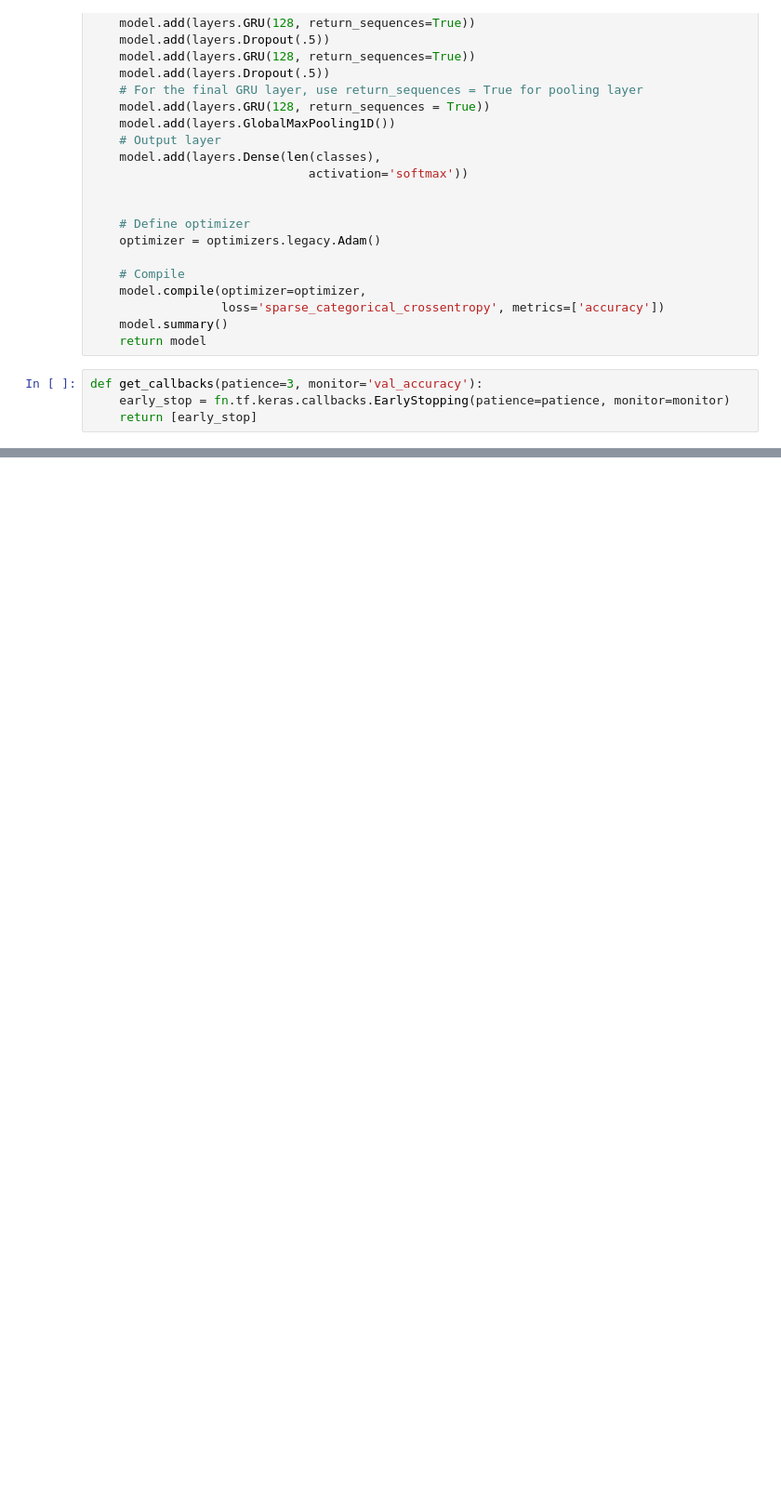
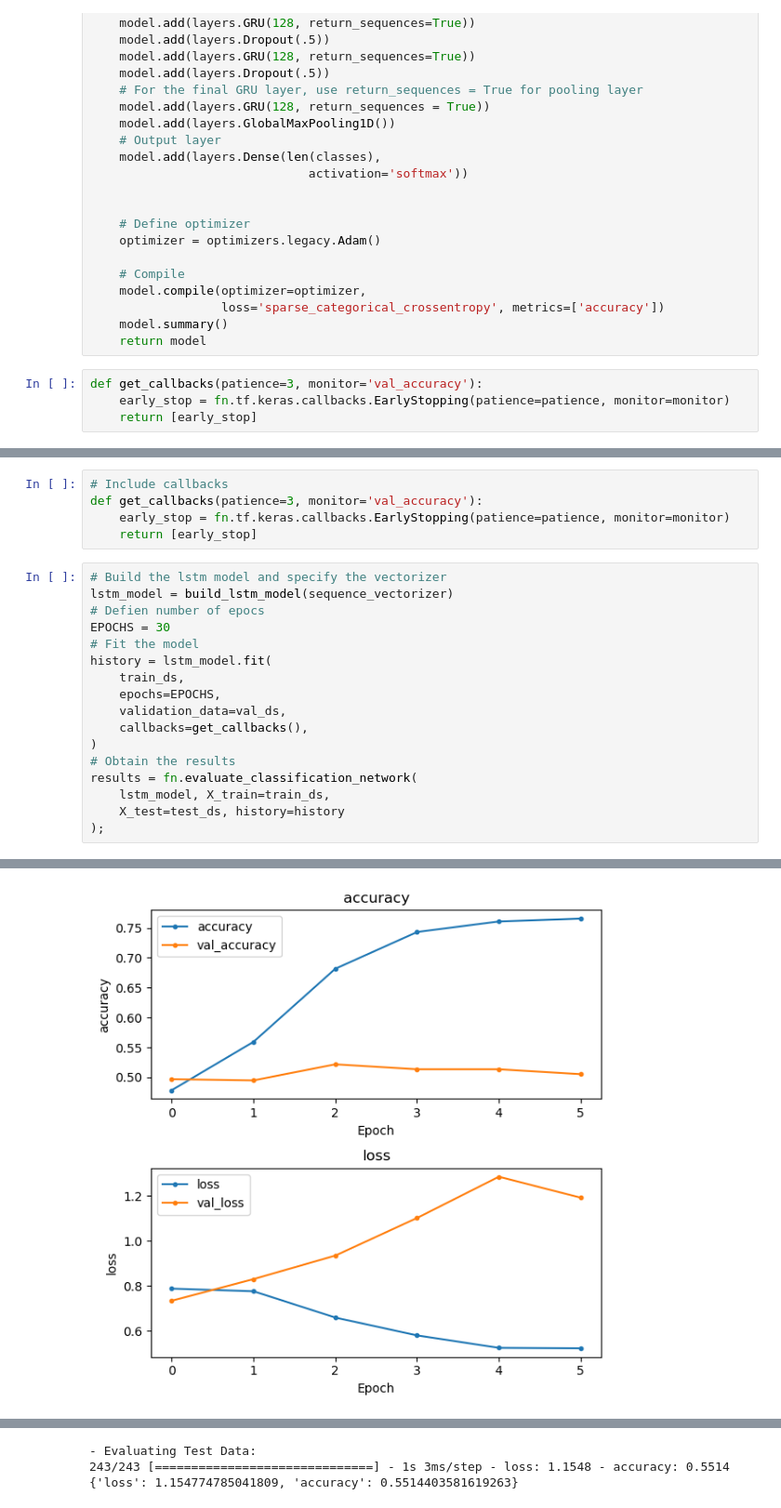
Before and after one commit to VALDE021/Data-Enrichment-Project, a Jupyter notebook: Project 2 Part 6-EricNV.ipynb, the cells around one changed output, grey strips where cells are left out. Shown at 93% size. Drawn from its saved outputs; the diff is of its cells as text; blank space fills up the shorter version.

```diff
--- a/Project 2 Part 6-EricNV.ipynb
+++ b/Project 2 Part 6-EricNV.ipynb
@@ -846,0 +875,23 @@ weighted avg       0.71      0.71      0.71       243
+# %%
+# Include callbacks
+def get_callbacks(patience=3, monitor='val_accuracy'):
+    early_stop = fn.tf.keras.callbacks.EarlyStopping(patience=patience, monitor=monitor)
+    return [early_stop]
+# %%
+# Build the lstm model and specify the vectorizer
+lstm_model = build_lstm_model(sequence_vectorizer)
+# Defien number of epocs
+EPOCHS = 30
+# Fit the model
+history = lstm_model.fit(
+    train_ds,
+    epochs=EPOCHS,
+    validation_data=val_ds,
+    callbacks=get_callbacks(),
+)
+# Obtain the results
+results = fn.evaluate_classification_network(
+    lstm_model, X_train=train_ds,
+    X_test=test_ds, history=history
+);
+# %% [output]
@@ -846,0 +915 @@ weighted avg       0.71      0.71      0.71       243
+[figure, added]
@@ -846,0 +946,3 @@ weighted avg       0.71      0.71      0.71       243
+- Evaluating Test Data:
+243/243 [==============================] - 1s 3ms/step - loss: 1.1548 - accuracy: 0.5514
+{'loss': 1.154774785041809, 'accuracy': 0.5514403581619263}
```
Also changed, not shown: parts of 16 cells of this notebook, 2 other files.
